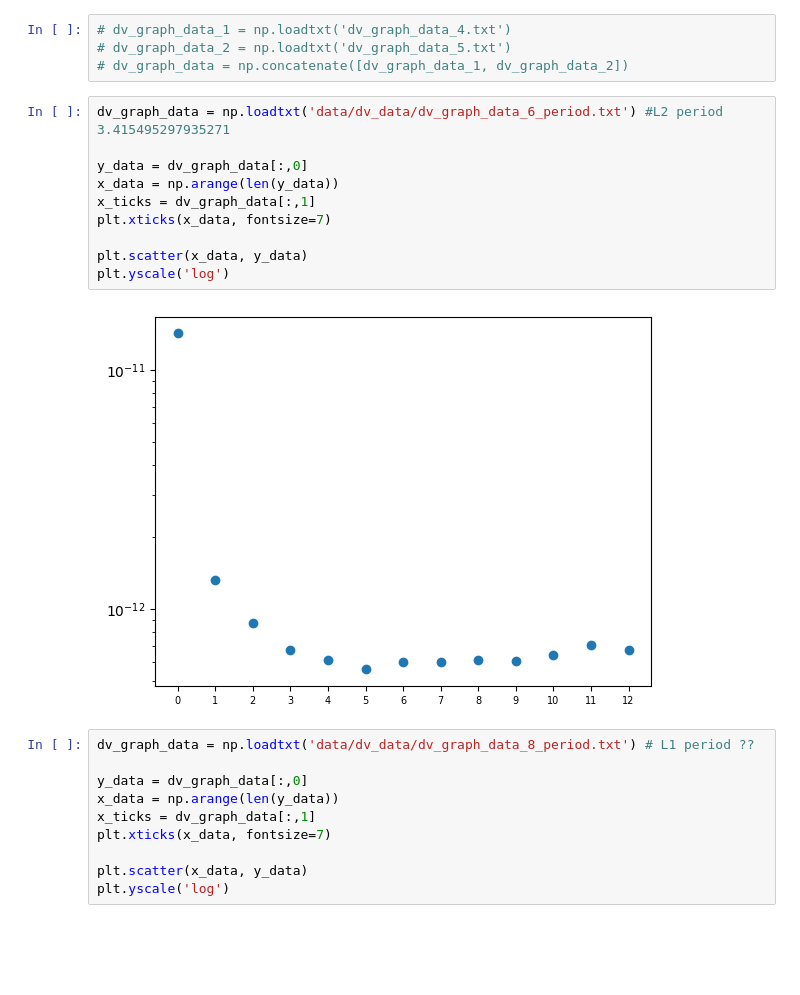
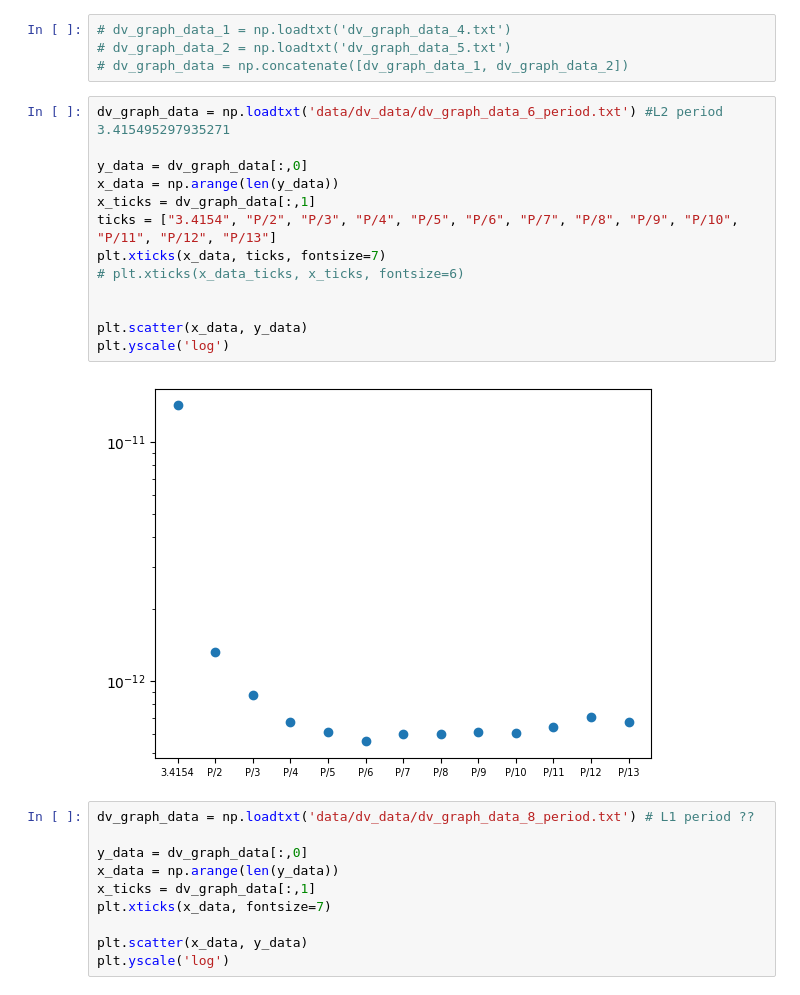
Before and after one commit to tka4nik/crtbp_diploma, a Jupyter notebook: sum_dv_impulse_correction.ipynb, the cells around one changed output. Saved outputs shown, nothing was run; the diff lists cells and outputs as text; blank space fills up the shorter version.

```diff
--- a/sum_dv_impulse_correction.ipynb
+++ b/sum_dv_impulse_correction.ipynb
@@ -129,15 +129,18 @@ Simple station-keeping: 0 1 2 3 4 5 6 7 8 9 10 11 12 13 14 15 16 17 18 19 20 21
 # %%
 dv_graph_data = np.loadtxt('data/dv_data/dv_graph_data_6_period.txt') #L2 period 3.415495297935271
 
 y_data = dv_graph_data[:,0]
 x_data = np.arange(len(y_data))
 x_ticks = dv_graph_data[:,1]
-plt.xticks(x_data, fontsize=7)
+ticks = ["3.4154", "P/2", "P/3", "P/4", "P/5", "P/6", "P/7", "P/8", "P/9", "P/10", "P/11", "P/12", "P/13"]
+plt.xticks(x_data, ticks, fontsize=7)
+# plt.xticks(x_data_ticks, x_ticks, fontsize=6)
+
 
 plt.scatter(x_data, y_data)
 plt.yscale('log')
 # %% [output]
-[figure, old version]
+[figure, new version]
 # %%
 dv_graph_data = np.loadtxt('data/dv_data/dv_graph_data_8_period.txt') # L1 period ??
 
```
Also changed, not shown: parts of 1 cell of this notebook, 28 other files.
